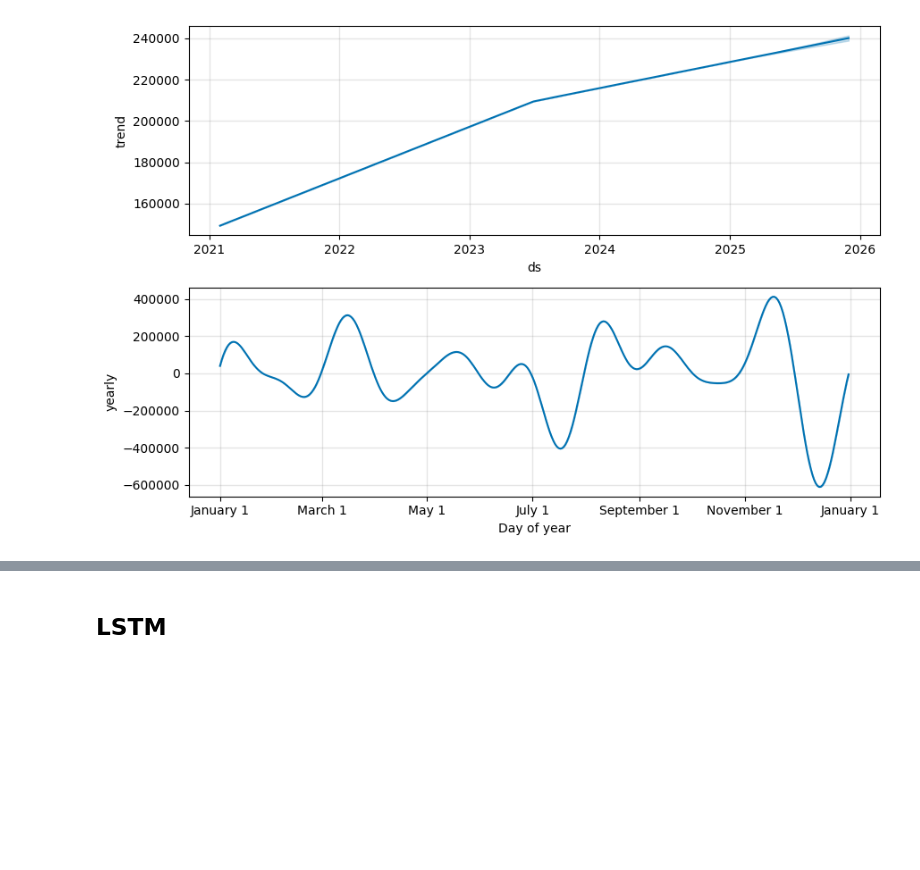
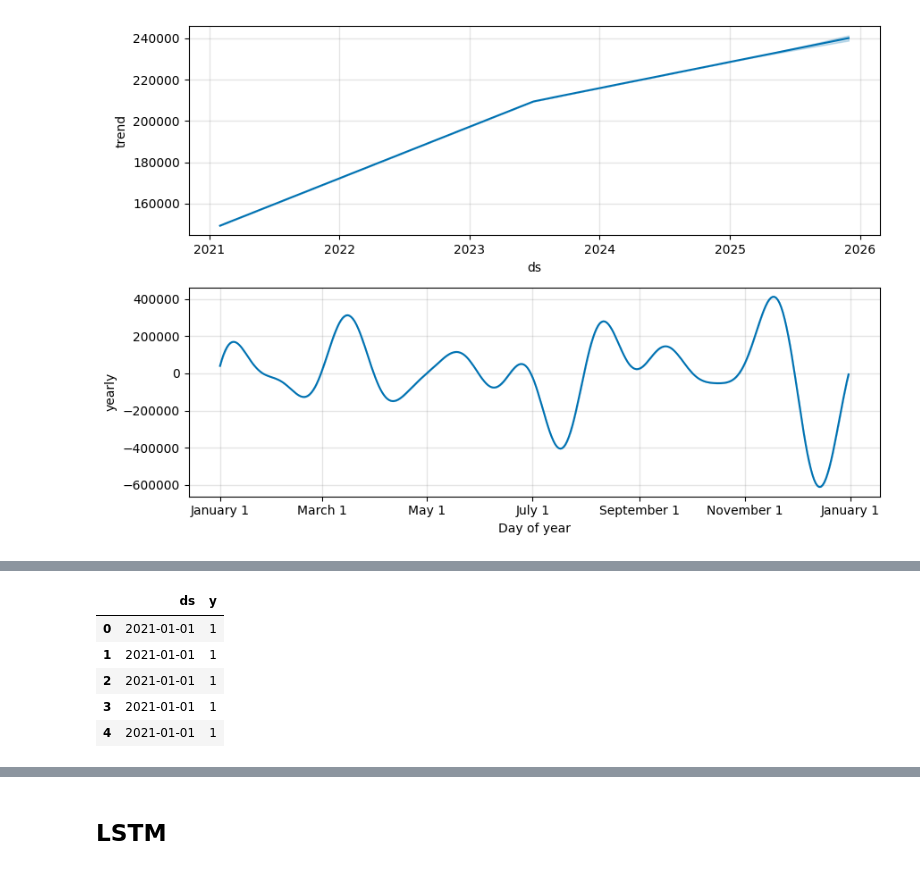
Before and after one commit to rzn-git/forecast-demand-collaboration, a Jupyter notebook: test-17.ipynb, the cells around one changed output, grey strips where cells are left out. Cells and saved outputs as stored; diff of their text form; code cells hidden in the pictures; blank space fills up the shorter version.

```diff
--- a/test-17.ipynb
+++ b/test-17.ipynb
@@ -282,0 +342,8 @@ plt.show()
+# %%
+
+# Combine the original data and the forecast
+df.rename(columns={'date': 'ds', 'product_count': 'y'}, inplace=True)
+combined_df = pd.concat([df, forecast[['ds', 'yhat']].rename(columns={'yhat': 'y'})], ignore_index=True)
+
+
+resample('M', on='date').sum().reset_index()
@@ -282,0 +355,9 @@ plt.show()
+# %%
+df.head(5)
+# %% [output]
+|  | ds | y |
+| 0 | 2021-01-01 | 1 |
+| 1 | 2021-01-01 | 1 |
+| 2 | 2021-01-01 | 1 |
+| 3 | 2021-01-01 | 1 |
+| 4 | 2021-01-01 | 1 |
```
Also changed, not shown: parts of 6 cells of this notebook, 1 other file.
